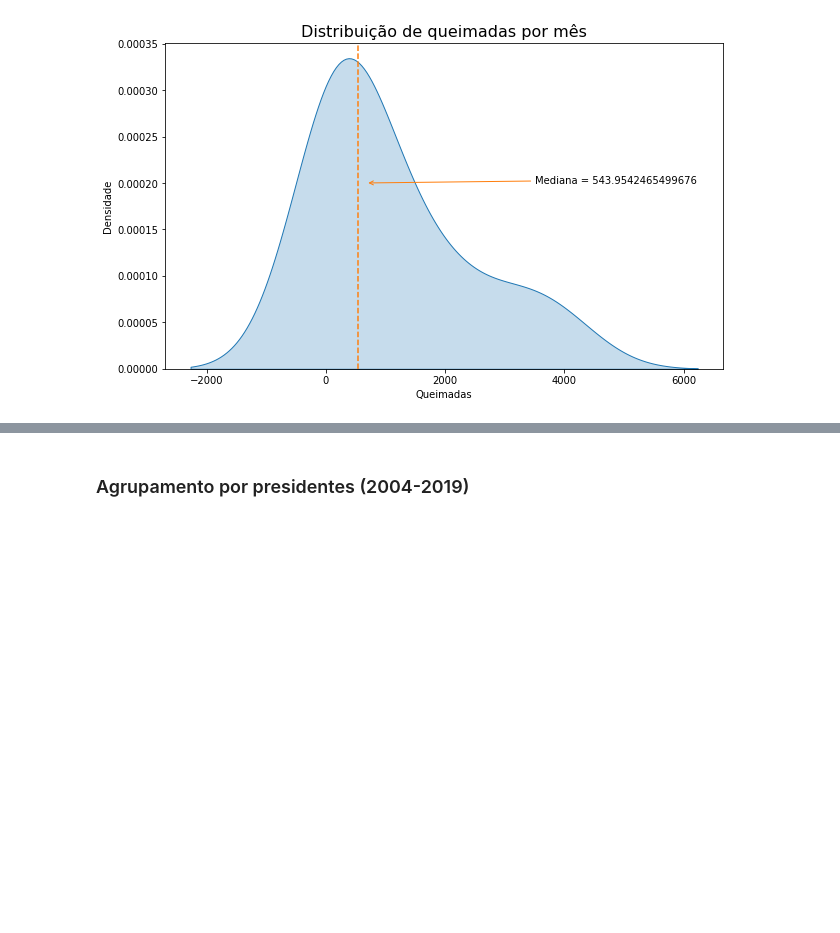
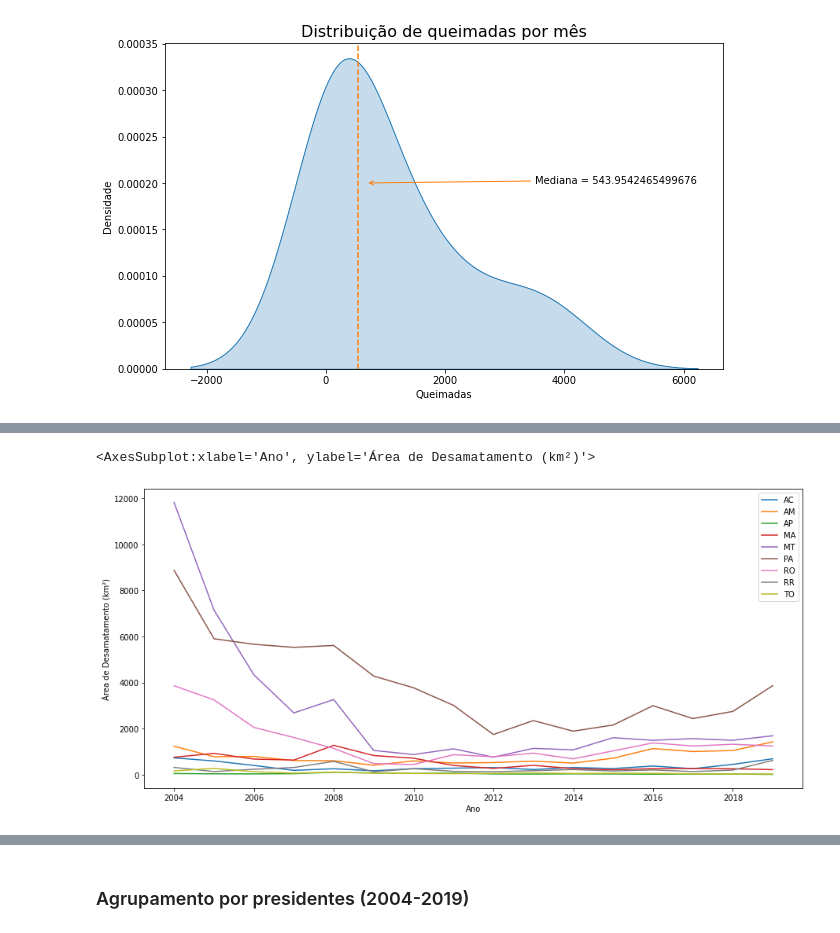
Before and after one commit to thiagomrs/icd2021projetoFinal, a Jupyter notebook: DesmatamentoDaAmazônia.ipynb, the cells around one changed output, grey strips where cells are left out. Cells and saved outputs as stored; diff of their text form; code cells hidden in the pictures; blank space fills up the shorter version.

Commit message:
Add some plots for the def_area_df

```diff
--- a/DesmatamentoDaAmazônia.ipynb
+++ b/DesmatamentoDaAmazônia.ipynb
@@ -732,0 +755,7 @@ No handles with labels found to put in legend.
+# %%
+fig, ax = plt.subplots(figsize=(15,7))
+
+def_area_df.iloc[:, [0,1,2,3,4,5,6,7,8,9]].plot(x='Ano/Estados', xlabel="Ano", ylabel="Área de Desmatamento (km²)", ax=ax)
+# %% [output]
+<AxesSubplot:xlabel='Ano', ylabel='Área de Desamatamento (km²)'>
+[figure, added]
```
Also changed, not shown: parts of 11 cells of this notebook.
